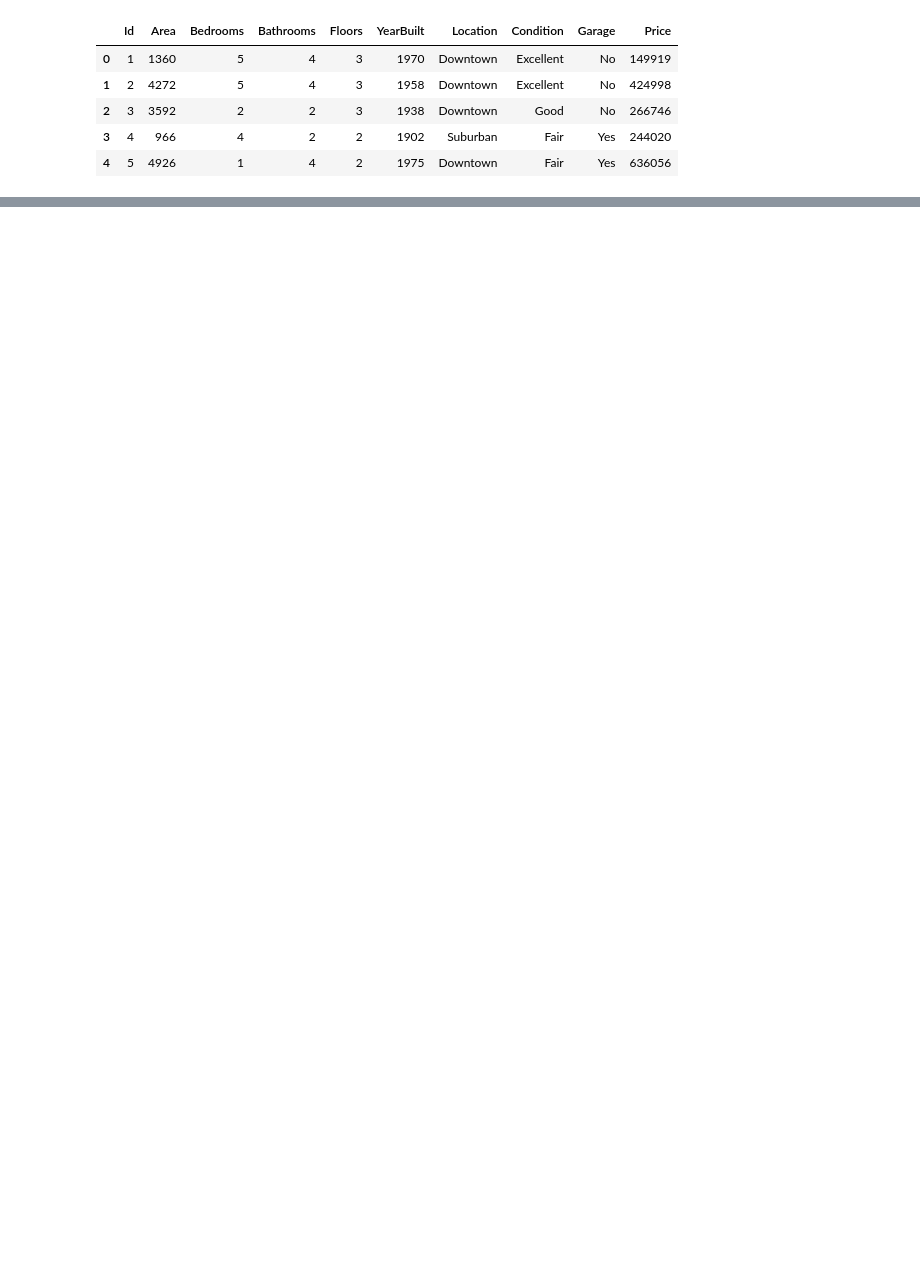
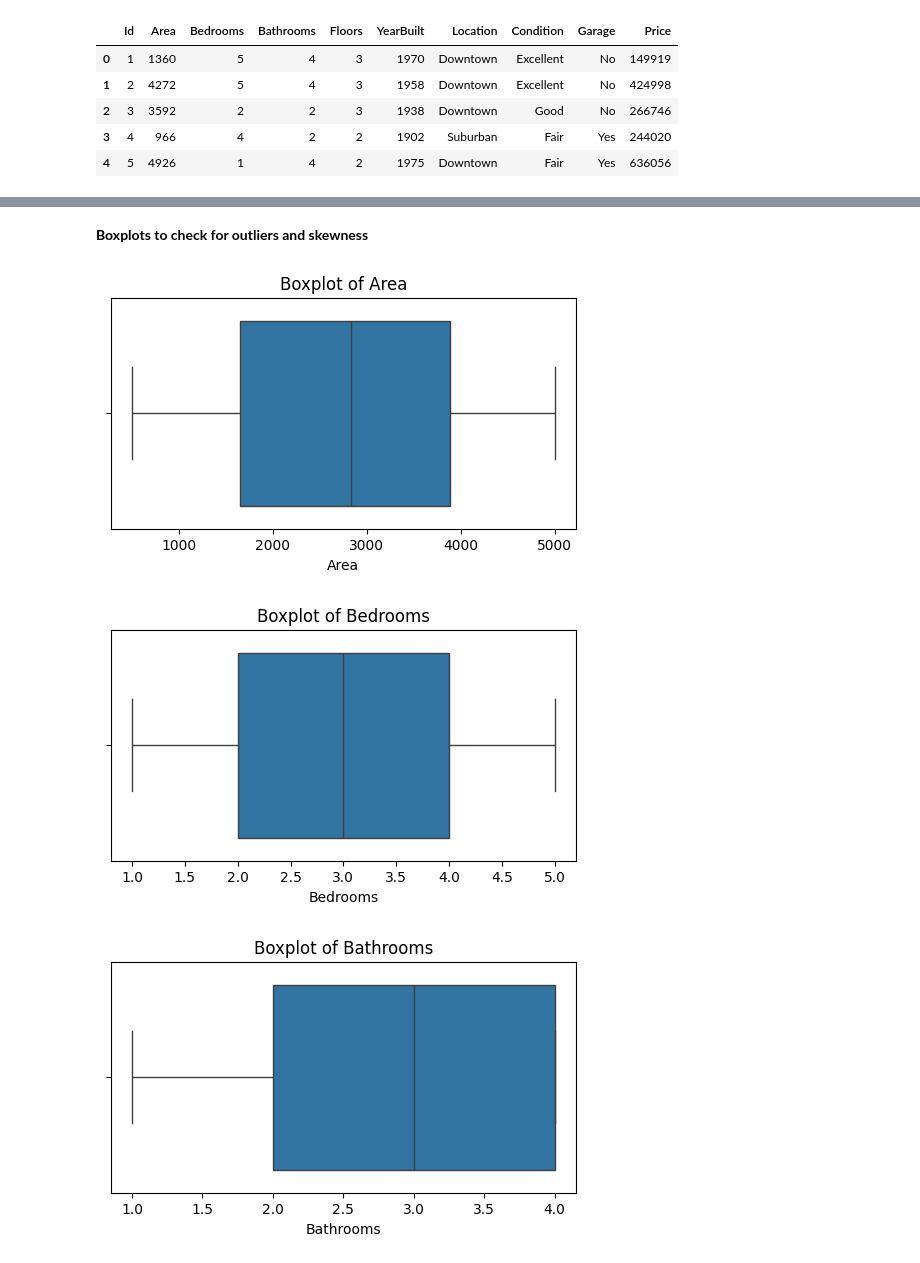
Before and after one commit to natalyyau/predicting-housing-prices, a Jupyter notebook: housing_eda.ipynb, the cells around one changed output, grey strips where cells are left out. Drawn from its saved outputs; the diff is of its cells as text; code cells hidden in the pictures; blank space fills up the shorter version.

Commit message:
summary of data and boxplots

```diff
--- a/housing_eda.ipynb
+++ b/housing_eda.ipynb
@@ -15,0 +64,14 @@ df.head(5)
+# %% [markdown]
+**Boxplots to check for outliers and skewness**
+# %%
+num_cols = ['Area', 'Bedrooms', 'Bathrooms', 'Floors', 'YearBuilt', 'Price']
+
+for col in num_cols:
+    plt.figure(figsize=(6,3))
+    sns.boxplot(x=df[col])
+    plt.title(f'Boxplot of {col}')
+    plt.show()
+# %% [output]
+[figure, added]
+[figure, added]
+[figure, added]
```
Also changed, not shown: parts of 6 cells of this notebook.
